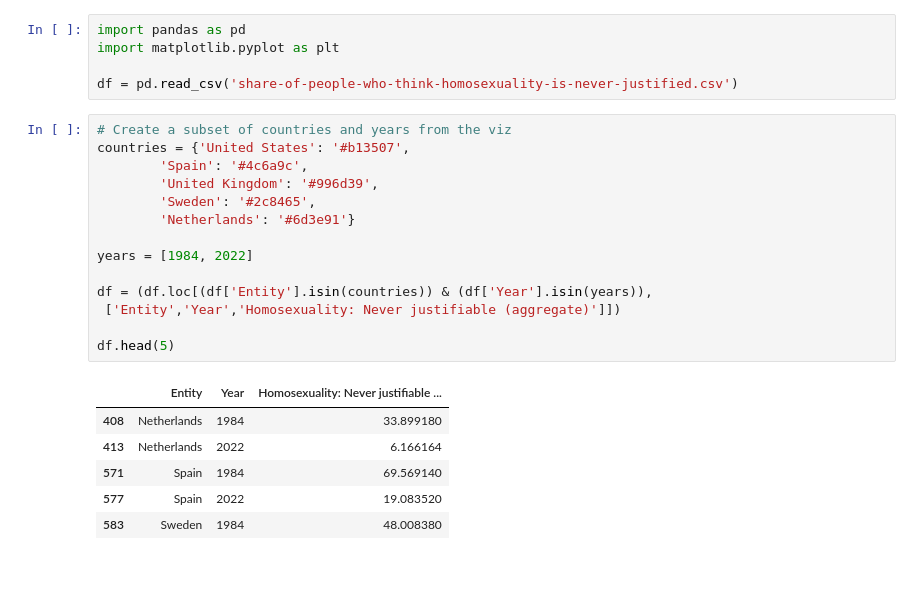
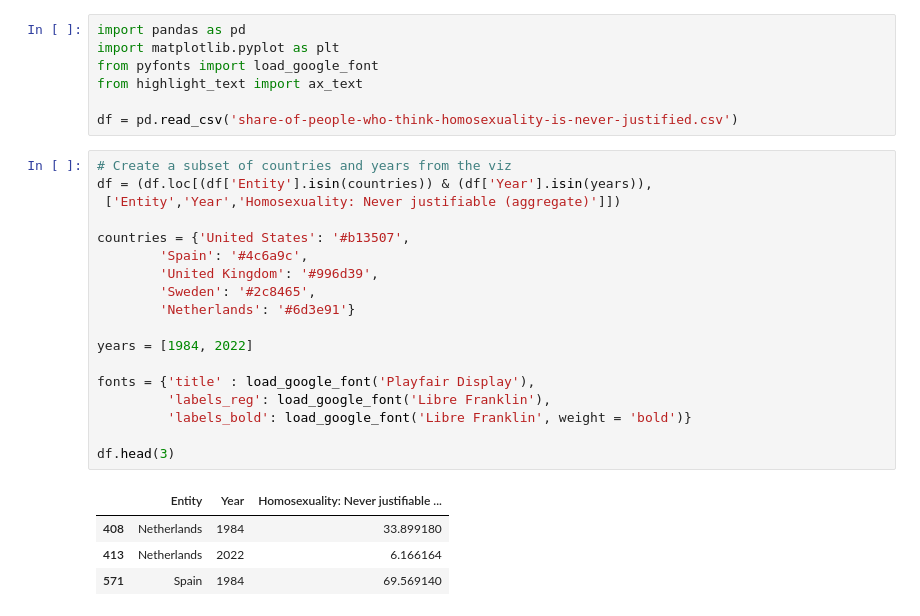
Before and after one commit to ben-baror/decline-in-homophobia-viz, a Jupyter notebook: homophobia_decline_viz.ipynb, the cells around one changed output. Saved outputs shown, nothing was run; the diff lists cells and outputs as text; blank space fills up the shorter version.

```diff
--- a/homophobia_decline_viz.ipynb
+++ b/homophobia_decline_viz.ipynb
@@ -1,27 +1,31 @@
 # %%
 import pandas as pd
 import matplotlib.pyplot as plt
+from pyfonts import load_google_font
+from highlight_text import ax_text
 
 df = pd.read_csv('share-of-people-who-think-homosexuality-is-never-justified.csv')
 # %%
 # Create a subset of countries and years from the viz
+df = (df.loc[(df['Entity'].isin(countries)) & (df['Year'].isin(years)),
+ ['Entity','Year','Homosexuality: Never justifiable (aggregate)']])
+
 countries = {'United States': '#b13507',
         'Spain': '#4c6a9c',
         'United Kingdom': '#996d39',
         'Sweden': '#2c8465',
         'Netherlands': '#6d3e91'}
 
 years = [1984, 2022]
 
-df = (df.loc[(df['Entity'].isin(countries)) & (df['Year'].isin(years)),
- ['Entity','Year','Homosexuality: Never justifiable (aggregate)']])
+fonts = {'title' : load_google_font('Playfair Display'),
+         'labels_reg': load_google_font('Libre Franklin'),
+         'labels_bold': load_google_font('Libre Franklin', weight = 'bold')}
 
-df.head(5)
+df.head(3)
 # %% [output]
 |  | Entity | Year | Homosexuality: Never justifiable ... |
 | 408 | Netherlands | 1984 | 33.899180 |
 | 413 | Netherlands | 2022 | 6.166164 |
 | 571 | Spain | 1984 | 69.569140 |
-| 577 | Spain | 2022 | 19.083520 |
-| 583 | Sweden | 1984 | 48.008380 |
 # %%
```
Also changed, not shown: parts of 2 cells of this notebook.
